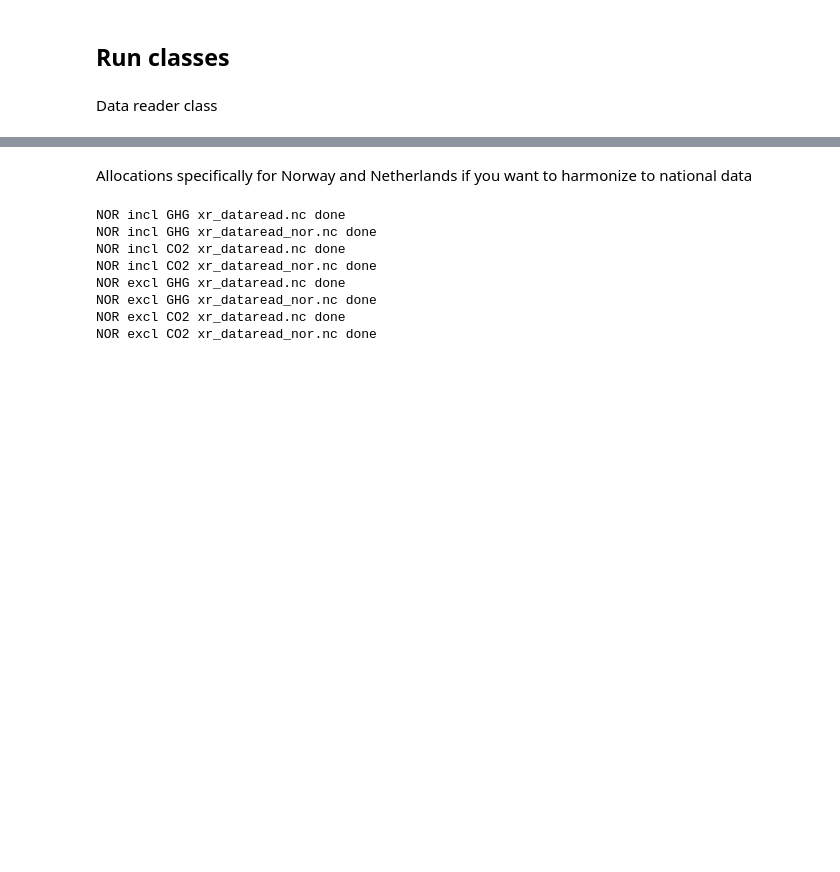
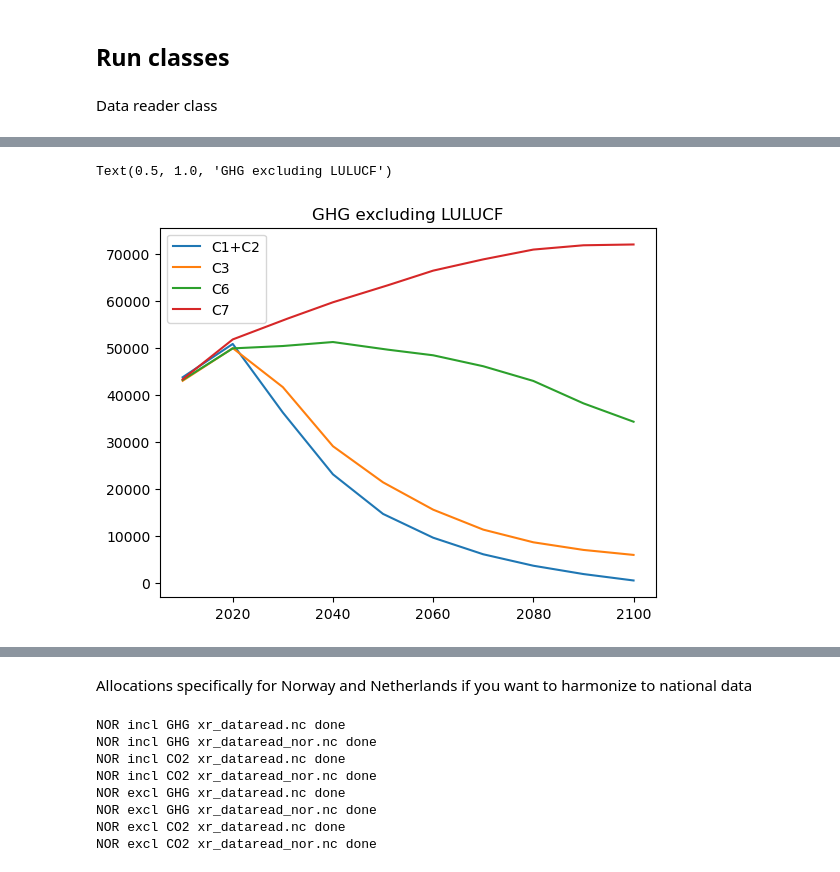
Before and after one commit to imagepbl/effort-sharing, a Jupyter notebook: Main.ipynb, the cells around one changed output, grey strips where cells are left out. Drawn from its saved outputs; the diff is of its cells as text; code cells hidden in the pictures; blank space fills up the shorter version.

```diff
--- a/Main.ipynb
+++ b/Main.ipynb
@@ -49,0 +63,8 @@ datareader.country_specific_datareaders()
+# %%
+for c in np.array(datareader.xr_total.Category):
+    plt.plot(datareader.xr_total.Time, datareader.xr_total.GHG_excl_C.sel(Category=c), label=c)
+plt.legend()
+plt.title('GHG excluding LULUCF')
+# %% [output]
+Text(0.5, 1.0, 'GHG excluding LULUCF')
+[figure, added]
```
Also changed, not shown: parts of 8 cells of this notebook, 8 other files.
